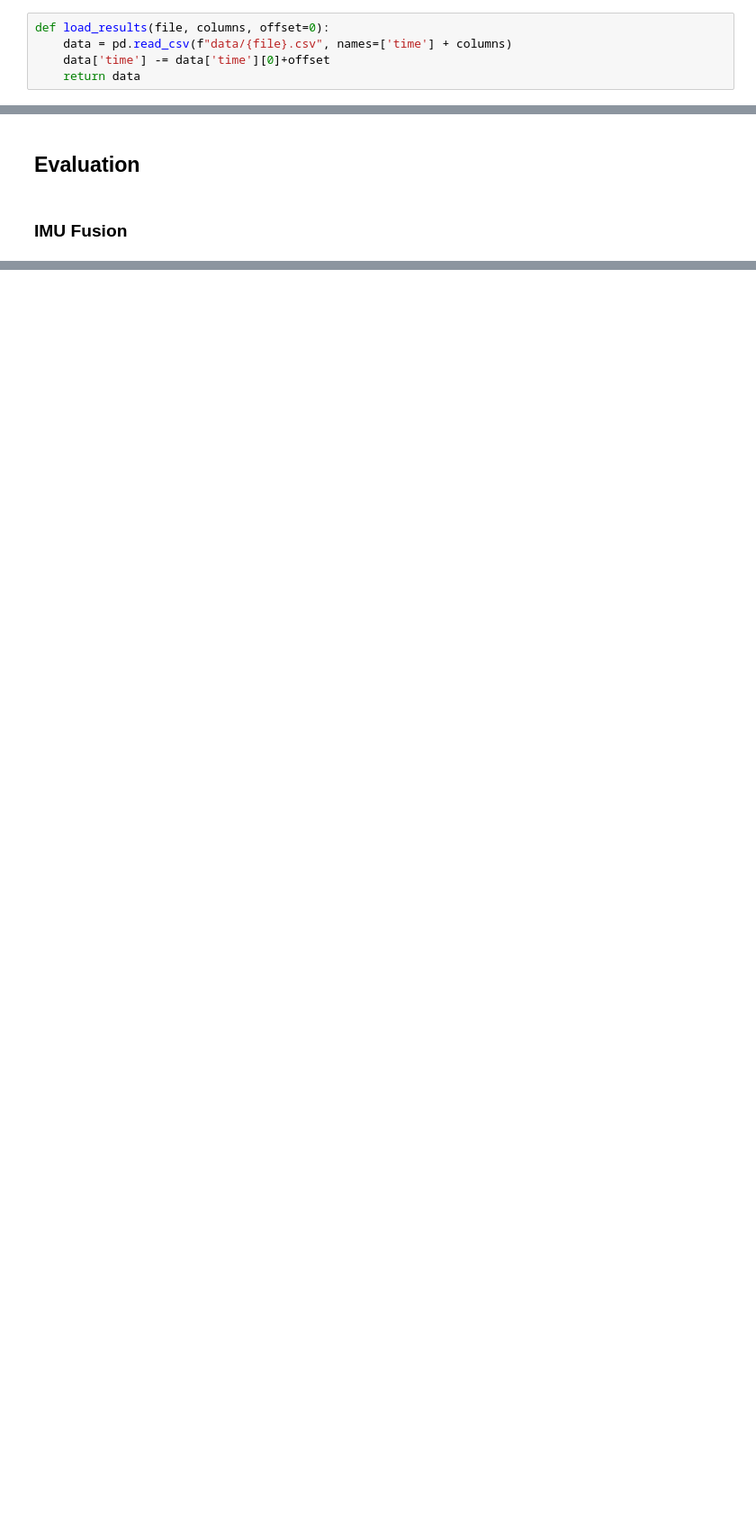
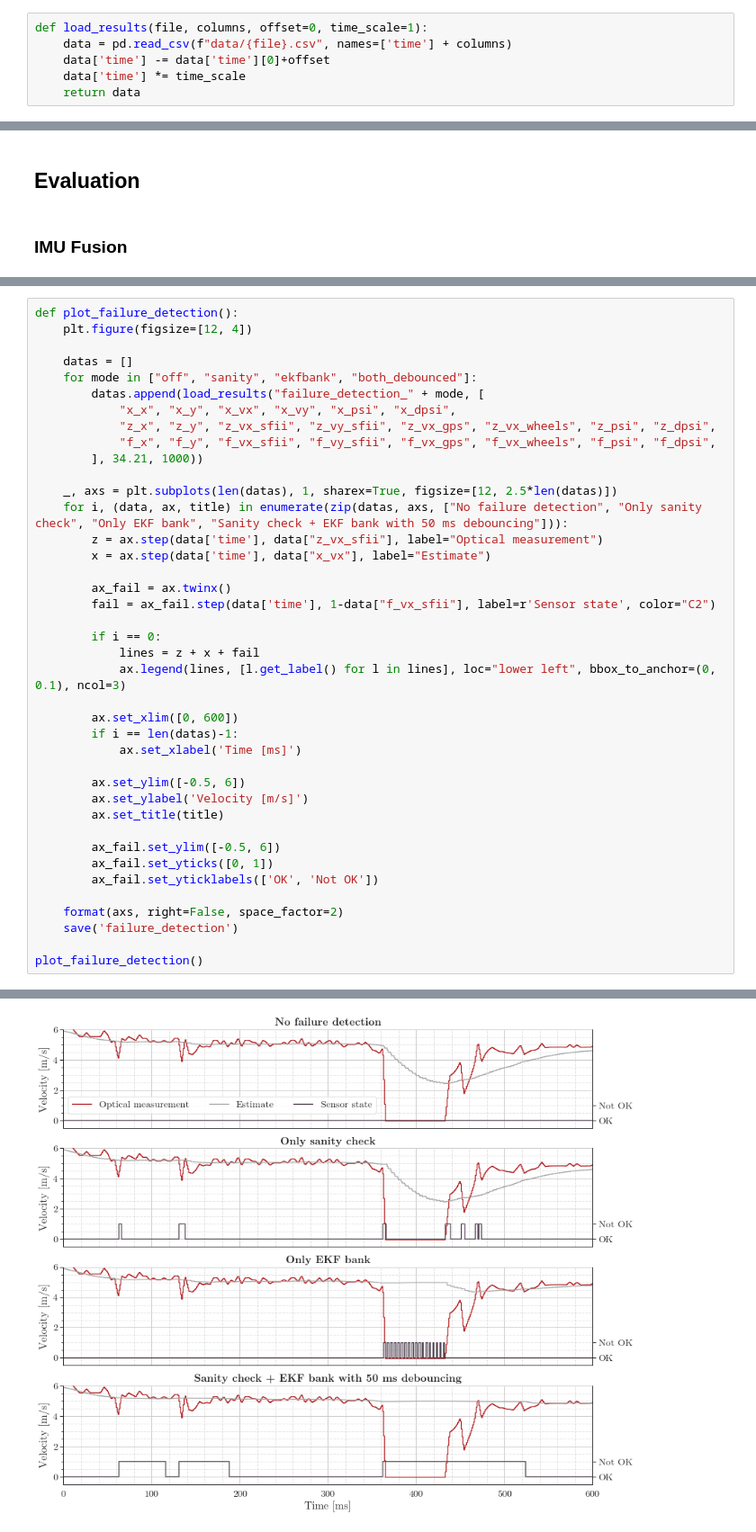
Before and after one commit to DominikStiller/dhbw-t3100, a Jupyter notebook: T3100.ipynb, the cells around one changed output, grey strips where cells are left out. Shown at 90% size. Cells and saved outputs as stored; diff of their text form; blank space fills up the shorter version.

Commit message:
Add evaluation of failure detection

```diff
--- a/T3100.ipynb
+++ b/T3100.ipynb
@@ -52,9 +52,10 @@ def format(axs=None, right=True, space_factor=1):
 def save(name):
     plt.savefig(f'images/plot_{name}.pdf')
 # %%
-def load_results(file, columns, offset=0):
+def load_results(file, columns, offset=0, time_scale=1):
     data = pd.read_csv(f"data/{file}.csv", names=['time'] + columns)
     data['time'] -= data['time'][0]+offset
+    data['time'] *= time_scale
     return data
 # %% [markdown]
 ## Outlier Types
@@ -274,0 +277,41 @@ plot_imu_fusion_full()
+# %%
+def plot_failure_detection():
+    plt.figure(figsize=[12, 4])
+
+    datas = []
+    for mode in ["off", "sanity", "ekfbank", "both_debounced"]:
+        datas.append(load_results("failure_detection_" + mode, [
+            "x_x", "x_y", "x_vx", "x_vy", "x_psi", "x_dpsi",
+            "z_x", "z_y", "z_vx_sfii", "z_vy_sfii", "z_vx_gps", "z_vx_wheels", "z_psi", "z_dpsi",
+            "f_x", "f_y", "f_vx_sfii", "f_vy_sfii", "f_vx_gps", "f_vx_wheels", "f_psi", "f_dpsi",
+        ], 34.21, 1000))
+
+    _, axs = plt.subplots(len(datas), 1, sharex=True, figsize=[12, 2.5*len(datas)])
+    for i, (data, ax, title) in enumerate(zip(datas, axs, ["No failure detection", "Only sanity check", "Only EKF bank", "Sanity check + EKF bank with 50 ms debouncing"])):
+        z = ax.step(data['time'], data["z_vx_sfii"], label="Optical measurement")
+        x = ax.step(data['time'], data["x_vx"], label="Estimate")
+
+        ax_fail = ax.twinx()
+        fail = ax_fail.step(data['time'], 1-data["f_vx_sfii"], label=r'Sensor state', color="C2")
+
+        if i == 0:
+            lines = z + x + fail
+            ax.legend(lines, [l.get_label() for l in lines], loc="lower left", bbox_to_anchor=(0, 0.1), ncol=3)
+
+        ax.set_xlim([0, 600])
+        if i == len(datas)-1:
+            ax.set_xlabel('Time [ms]')
+
+        ax.set_ylim([-0.5, 6])
+        ax.set_ylabel('Velocity [m/s]')
+        ax.set_title(title)
+
+        ax_fail.set_ylim([-0.5, 6])
+        ax_fail.set_yticks([0, 1])
+        ax_fail.set_yticklabels(['OK', 'Not OK'])
+
+    format(axs, right=False, space_factor=2)
+    save('failure_detection')
+
+plot_failure_detection()
+# %% [output]
@@ -274,0 +321 @@ plot_imu_fusion_full()
+[figure, added]
```
Also changed, not shown: parts of 6 cells of this notebook, 27 other files.
